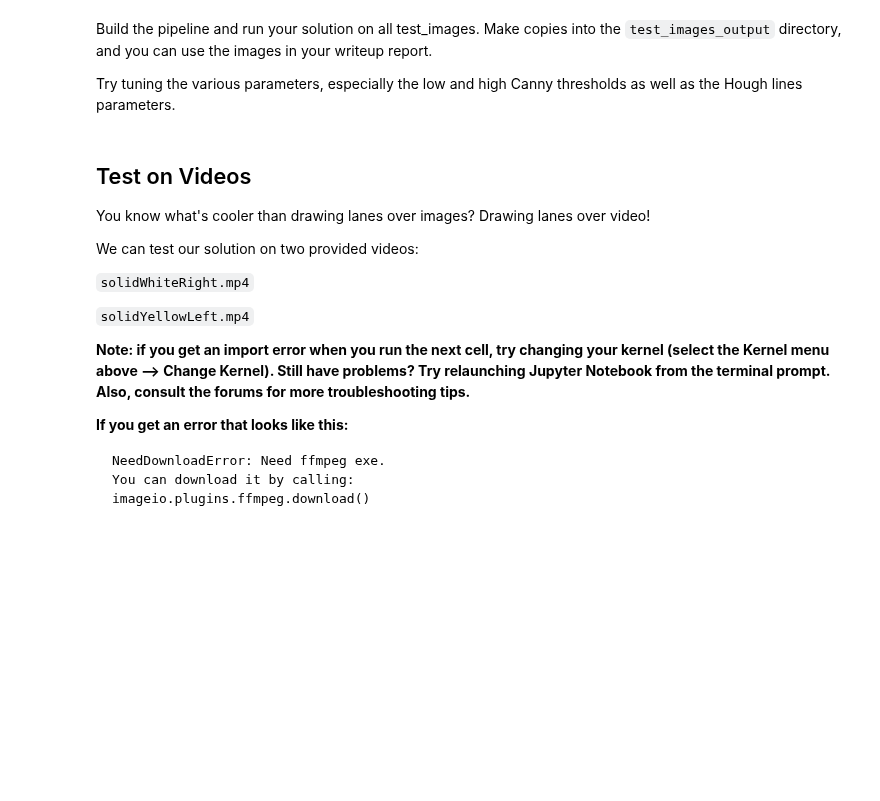
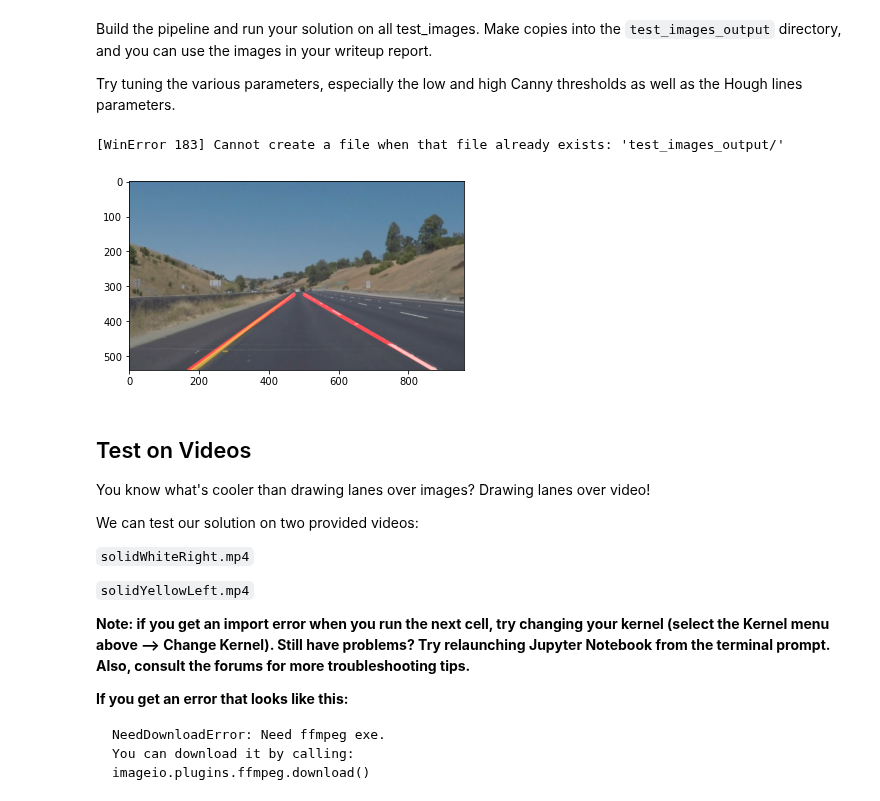
Before and after one commit to udacity/CarND-LaneLines-P1, a Jupyter notebook: P1.ipynb, the cells around one changed output. Cells and saved outputs as stored; diff of their text form; code cells hidden in the pictures; blank space fills up the shorter version.

```diff
--- a/P1.ipynb
+++ b/P1.ipynb
@@ -175,4 +255,6 @@ Build your pipeline to work on the images in the directory "test_images"
 **You should make sure your pipeline works well on these images before you try the videos.**
 # %%
 import os
-os.listdir("test_images/")
+path = "test_images/"
+files = os.listdir(path)
+print(files)
@@ -188,3 +269,57 @@ Try tuning the various parameters, especially the low and high Canny thresholds
+# %%
+# TODO: Build your pipeline that will draw lane lines on the test_images
+# then save them to the test_images_output directory.
+final_image_name =[]
+final_image = []
+i =0
+for f in files:
+
+    image = mpimg.imread("test_images/" + f)
+    gray =  grayscale(image) #Convert Images to grayscale
+
+    kernel_size = 5
+    Gray_canny = gaussian_blur(gray, kernel_size)
+
+    low_threshold = 50
+    high_threshold = 150
+    edges = canny(Gray_canny, low_threshold, high_threshold) #Use canny edge detection to find the edges of the lanes
+
+    height = 0.4
+
+    imshape = image.shape
+    vertices = np.array([[(0,imshape[0]),(500,310), (500, 325), (imshape[1],imshape[0])]], dtype=np.int32)
+    masked_edges = region_of_interest(edges, vertices)
+
+    rho = 2 # distance resolution in pixels of the Hough grid
+    theta = np.pi/180 # angular resolution in radians of the Hough grid
+    threshold = 1     # minimum number of votes (intersections in Hough grid cell)
+    min_line_length = 10 #minimum number of pixels making up a line
+    max_line_gap = 10    # maximum gap in pixels between connectable line segments
+
+    Hough_Lines = hough_lines(masked_edges, rho, theta, threshold, min_line_length, max_line_gap)
+
+    lines_edges = weighted_img(Hough_Lines, image)
+    plt.imshow(lines_edges)
+
+    final_image_name.append(f)
+    final_image.append(lines_edges)
+
+    # os.chdir("../")
+    # i=i+1
+
+save_directory = "test_images_output/"
+try:
+    os.mkdir(save_directory)
+except OSError as error:
+    print(error)
+
+os.chdir(save_directory)
+
+for i in range(len(final_image_name)):
+    cv2.imwrite(final_image_name[i], final_image[i])
+# %% [output]
+[WinError 183] Cannot create a file when that file already exists: 'test_images_output/'
+[figure, added]
 # %% [markdown]
 ## Test on Videos
 
```
Also changed, not shown: parts of 14 cells of this notebook, 13 other files.
